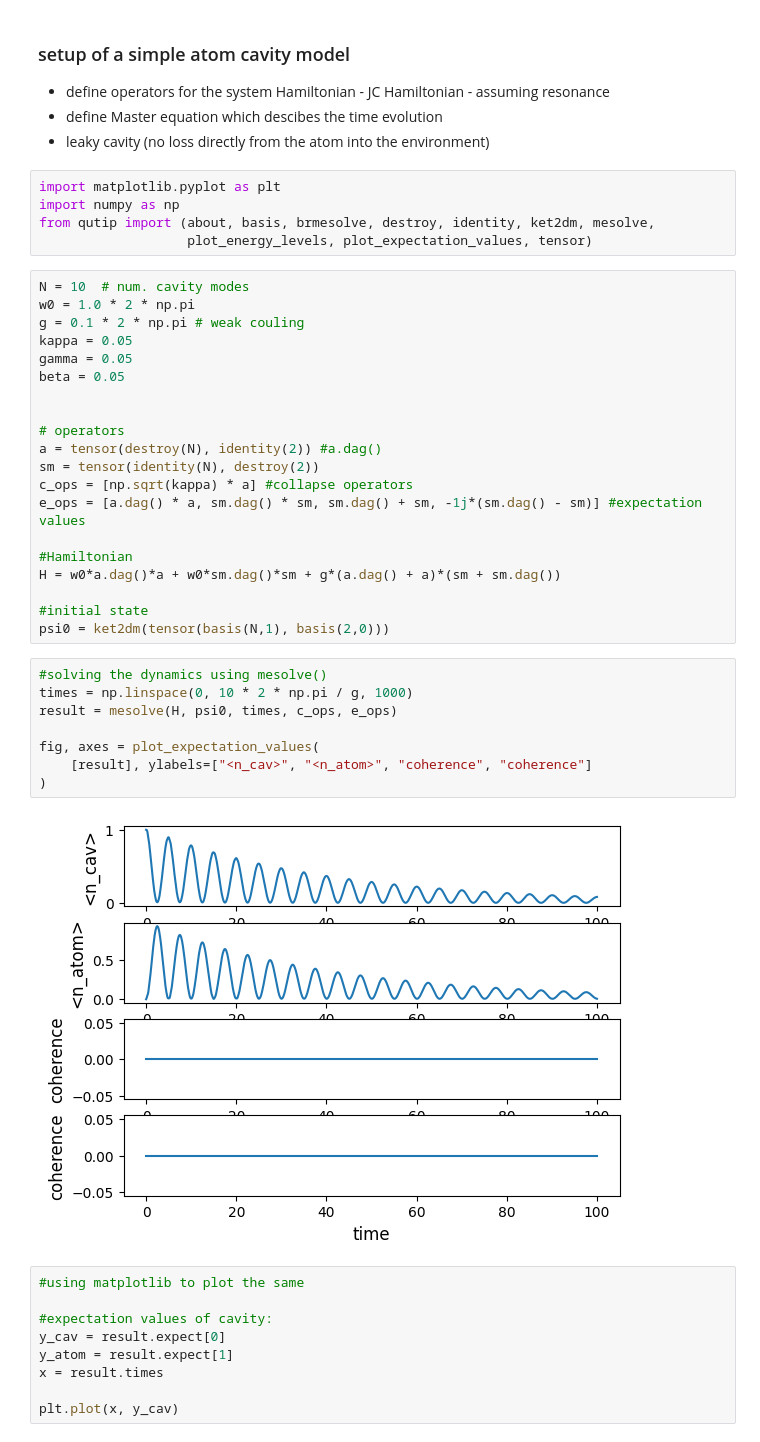
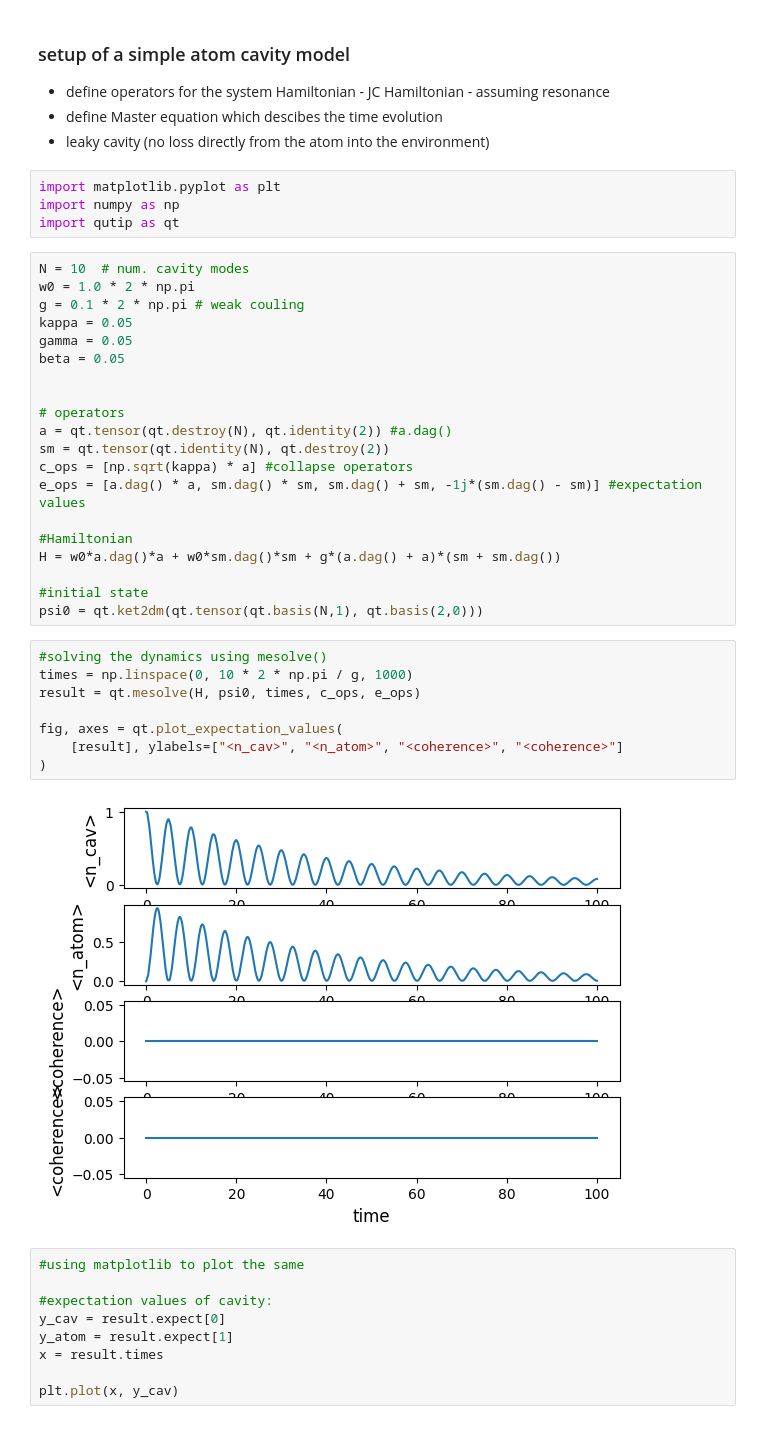
Before and after one commit to sophia13242/Dissipative-Atom-Cavity, a Jupyter notebook: firstIdeas.ipynb, the cells around one changed output. Cells and saved outputs as stored; diff of their text form.

```diff
--- a/firstIdeas.ipynb
+++ b/firstIdeas.ipynb
@@ -9,8 +9,7 @@
 # %%
 import matplotlib.pyplot as plt
 import numpy as np
-from qutip import (about, basis, brmesolve, destroy, identity, ket2dm, mesolve,
-                   plot_energy_levels, plot_expectation_values, tensor)
+import qutip as qt
 # %%
 N = 10  # num. cavity modes
 w0 = 1.0 * 2 * np.pi
@@ -21,8 +20,8 @@ beta = 0.05
 
 
 # operators
-a = tensor(destroy(N), identity(2)) #a.dag()
-sm = tensor(identity(N), destroy(2))
+a = qt.tensor(qt.destroy(N), qt.identity(2)) #a.dag()
+sm = qt.tensor(qt.identity(N), qt.destroy(2))
 c_ops = [np.sqrt(kappa) * a] #collapse operators
 e_ops = [a.dag() * a, sm.dag() * sm, sm.dag() + sm, -1j*(sm.dag() - sm)] #expectation values
 
@@ -30,17 +29,17 @@ e_ops = [a.dag() * a, sm.dag() * sm, sm.dag() + sm, -1j*(sm.dag() - sm)] #expect
 H = w0*a.dag()*a + w0*sm.dag()*sm + g*(a.dag() + a)*(sm + sm.dag())
 
 #initial state
-psi0 = ket2dm(tensor(basis(N,1), basis(2,0)))
+psi0 = qt.ket2dm(qt.tensor(qt.basis(N,1), qt.basis(2,0)))
 # %%
 #solving the dynamics using mesolve()
 times = np.linspace(0, 10 * 2 * np.pi / g, 1000)
-result = mesolve(H, psi0, times, c_ops, e_ops)
+result = qt.mesolve(H, psi0, times, c_ops, e_ops)
 
-fig, axes = plot_expectation_values(
-    [result], ylabels=["<n_cav>", "<n_atom>", "coherence", "coherence"]
+fig, axes = qt.plot_expectation_values(
+    [result], ylabels=["<n_cav>", "<n_atom>", "<coherence>", "<coherence>"]
 )
 # %% [output]
-[figure, old version]
+[figure, new version]
 # %%
 #using matplotlib to plot the same
 
```
Also changed, not shown: parts of 7 cells of this notebook.
